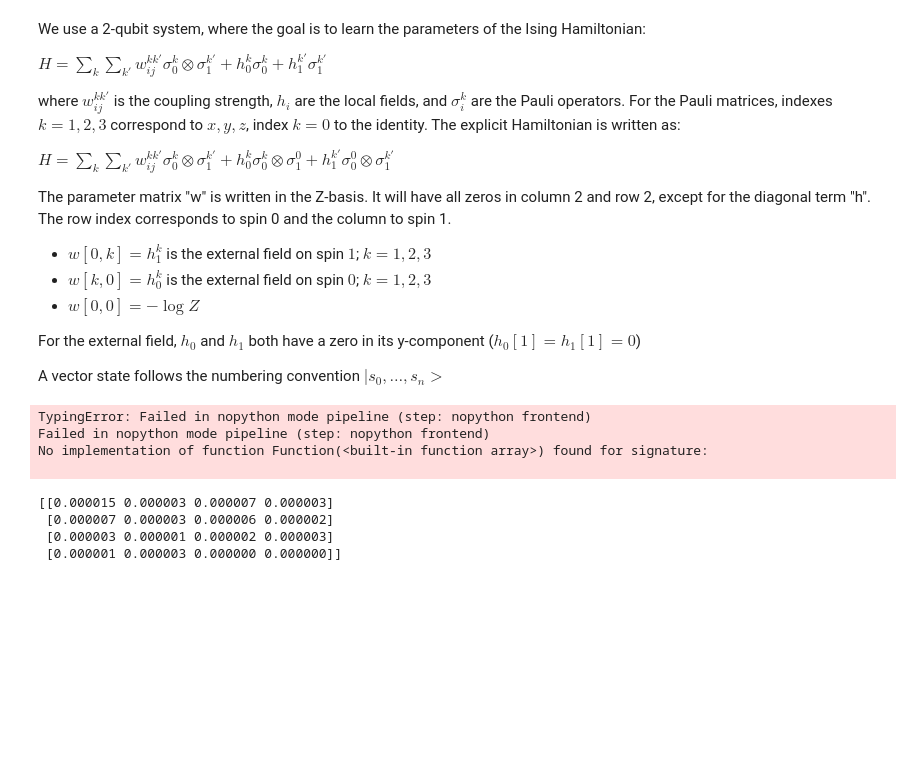
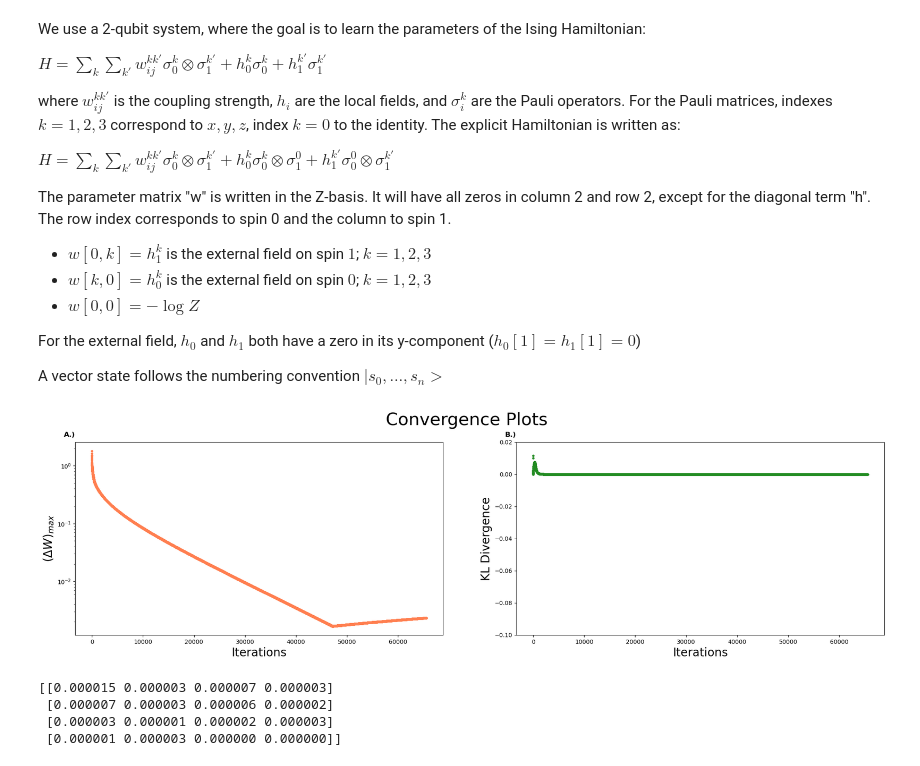
Before and after one commit to Victor-Alessandro/QBM-code, a Jupyter notebook: 2 Qubit QBM.ipynb, the cells around one changed output. Cells and saved outputs as stored; diff of their text form; code cells hidden in the pictures; blank space fills up the shorter version.

```diff
--- a/2 Qubit QBM.ipynb
+++ b/2 Qubit QBM.ipynb
@@ -56,7 +55,6 @@ def logmat(A):
         res += np.log(evals[i]) * projector
     return res
 
-@njit
 def generate_interaction_matrices():
     """
     Constructs the tensor product of Pauli matrices for each spin and
@@ -66,14 +64,14 @@ def generate_interaction_matrices():
     pauX = np.array([[0,1],[1,0]],np.complex64)
     pauY = np.array([[0,-1j],[1j,0]],np.complex64)
     pauZ = np.array([[1,0],[0,-1]],np.complex64)
-    pau = np.zeros((4,4,4),np.complex64)
-    pau = np.array([pauI,pauX,pauY,pauZ])
+    pau = np.array([pauI, pauX, pauY, pauZ], dtype=np.complex64)
 
-    interactions = np.zeros((4,4,4,4),dtype = np.complex64)
+    interactions = np.zeros((4, 4, 4, 4), dtype=np.complex64)
     for k in range(4):
         for kprime in range(4):
-            interactions[k,kprime] = np.kron(pau[k],pau[kprime])
+            interactions[k, kprime] = np.kron(pau[k], pau[kprime])
     return interactions
+
 
 @njit
 def hamiltonian2spins(w,interactions):
@@ -150,17 +148,16 @@ def generate_obs(w, interactions):
 
 @njit
 def generate_w(seed):
-    rng    = np.random.default_rng(seed)      #  set random seed for reproduciblity
-    w      = rng.normal(size=(4,4))           #  get normal distributed weights
-    w[0,0] = 0
+    np.random.seed(seed)             # set random seed for reproducibility
+    w = np.random.randn(4, 4)         # get normal distributed weights
+    w[0, 0] = 0
     return w
 
 @njit
-def learn_w(lr, maxiter, tol, rho_seed, eta_seed):
+def learn_w(interactions, lr, maxiter, tol, rho_seed, eta_seed):
     """
     Train the model to fit the target distribution eta
     """
-    interactions     = generate_interaction_matrices()     #  generate interaction matrices
 
     w_eta            = generate_w(eta_seed)                #  get clamped QM statistics
     eta, obs_clamped = generate_obs(w_eta, interactions)
@@ -196,12 +195,9 @@ tol      = 1e-10    #  tolerance
 # %%
-w, w_eta, KL, Wmax, it = learn_w(lr, maxiter, tol, rho_seed, eta_seed)
+w, w_eta, KL, Wmax, it = learn_w(interactions, lr, maxiter, tol, rho_seed, eta_seed)
 plot(it, KL, Wmax, title='Convergence Plots', size=10)
 plt.savefig('Figures/2 Qubit QBM/convergence', bbox_inches='tight')
 # %% [output]
-TypingError: Failed in nopython mode pipeline (step: nopython frontend)
-Failed in nopython mode pipeline (step: nopython frontend)
-No implementation of function Function(<built-in function array>) found for signature:
-
+[figure, added]
 # %%
 np.set_printoptions(formatter={'float_kind':"{:.6f}".format}) # print matrices in 2 decimals
 #np.set_printoptions(formatter={'complex_kind': lambda x: "{:.2f}+{:.2f}j".format(x.real, x.imag)})
```
Also changed, not shown: parts of 2 cells of this notebook, 2 other files.
